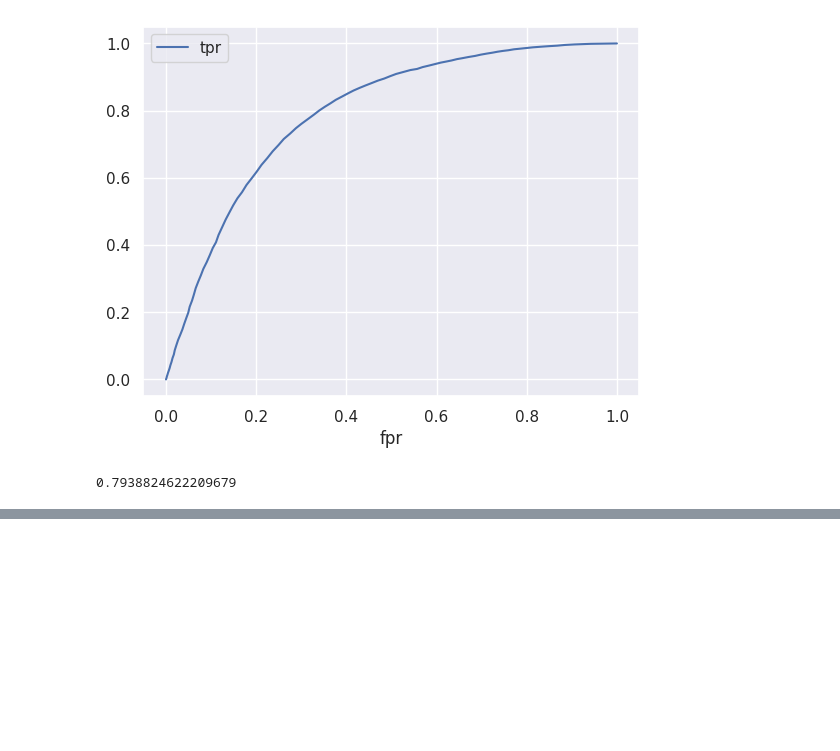
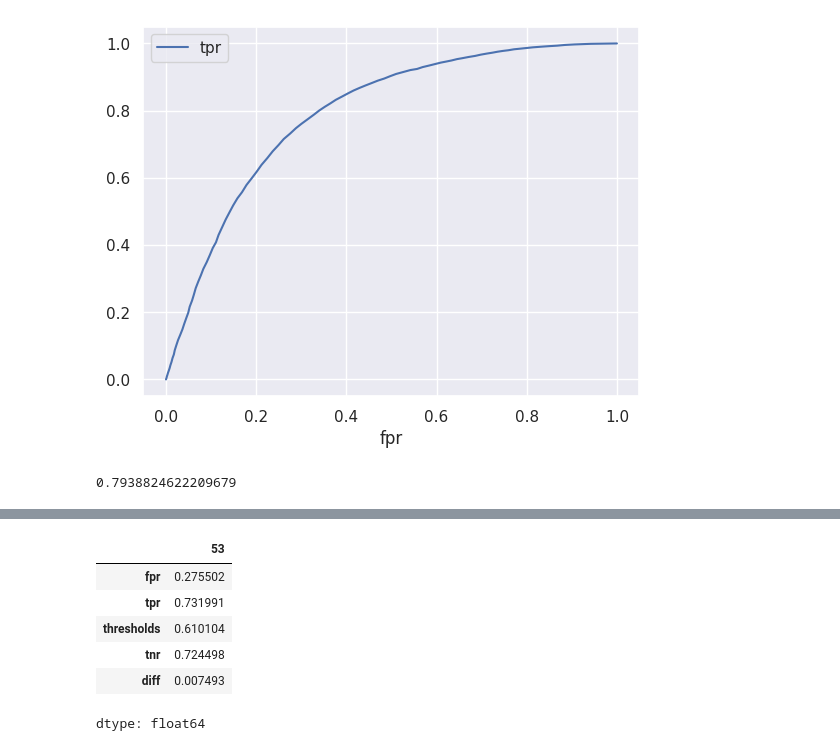
Before and after one commit to mbrudd/csci290, a Jupyter notebook: notebooks/Age_chronic_conditions.ipynb, the cells around one changed output, grey strips where cells are left out. Saved outputs shown, nothing was run; the diff lists cells and outputs as text; code cells hidden in the pictures; blank space fills up the shorter version.

```diff
--- a/notebooks/Age_chronic_conditions.ipynb
+++ b/notebooks/Age_chronic_conditions.ipynb
@@ -167,0 +193,10 @@ metrics.roc_auc_score( chronic["Condition"], probs[:,1] )
+# %%
+roc.iloc[53]
+# %% [output]
+|  | 53 |
+| fpr | 0.275502 |
+| tpr | 0.731991 |
+| thresholds | 0.610104 |
+| tnr | 0.724498 |
+| diff | 0.007493 |
+dtype: float64
```
Also changed, not shown: parts of 8 cells of this notebook.
